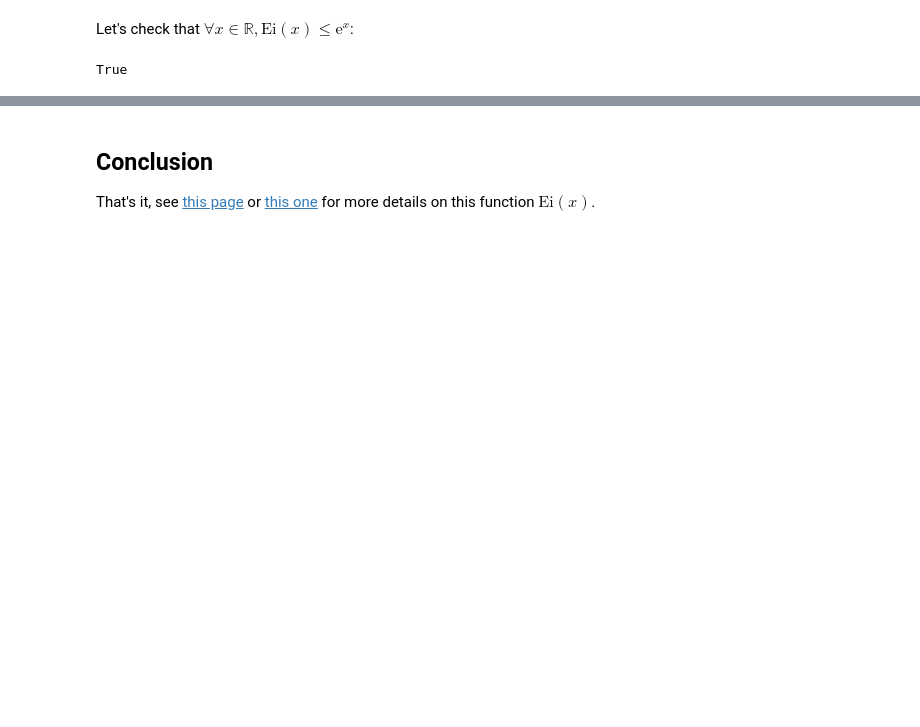
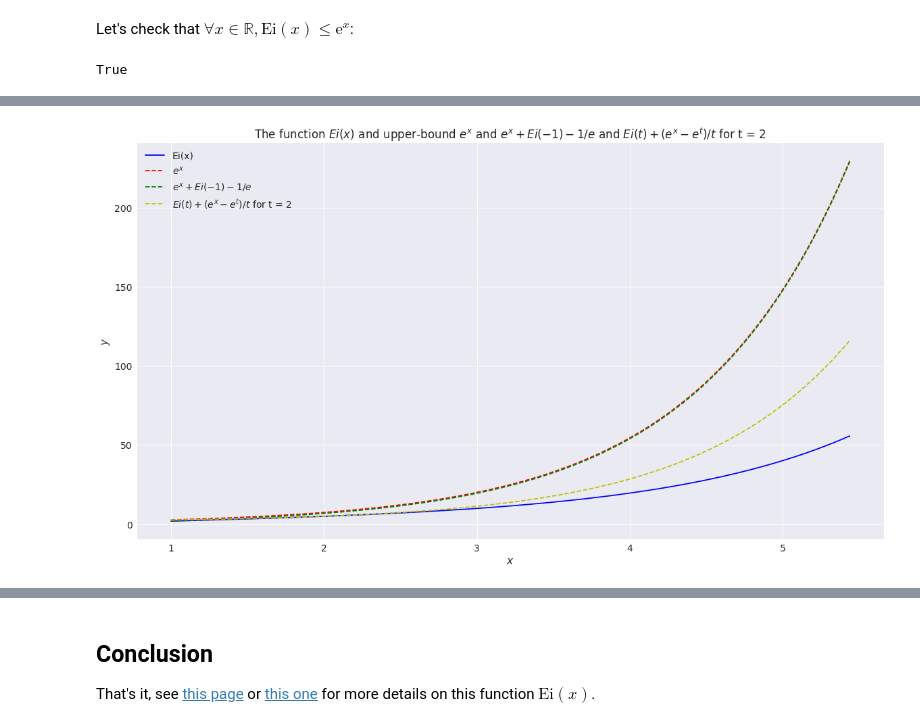
Before and after one commit to Naereen/notebooks, a Jupyter notebook: Exponential_Integral_Python.ipynb, the cells around one changed output, grey strips where cells are left out. Drawn from its saved outputs; the diff is of its cells as text; code cells hidden in the pictures; blank space fills up the shorter version.

```diff
--- a/Exponential_Integral_Python.ipynb
+++ b/Exponential_Integral_Python.ipynb
@@ -236,0 +306,5 @@ Text(0,0.5,'$y$')
+# %%
+t = 2
+see_upper_bound(t, 2*e)
+# %% [output]
+[figure, added]
```
Also changed, not shown: parts of 20 cells of this notebook, 1 other file.
